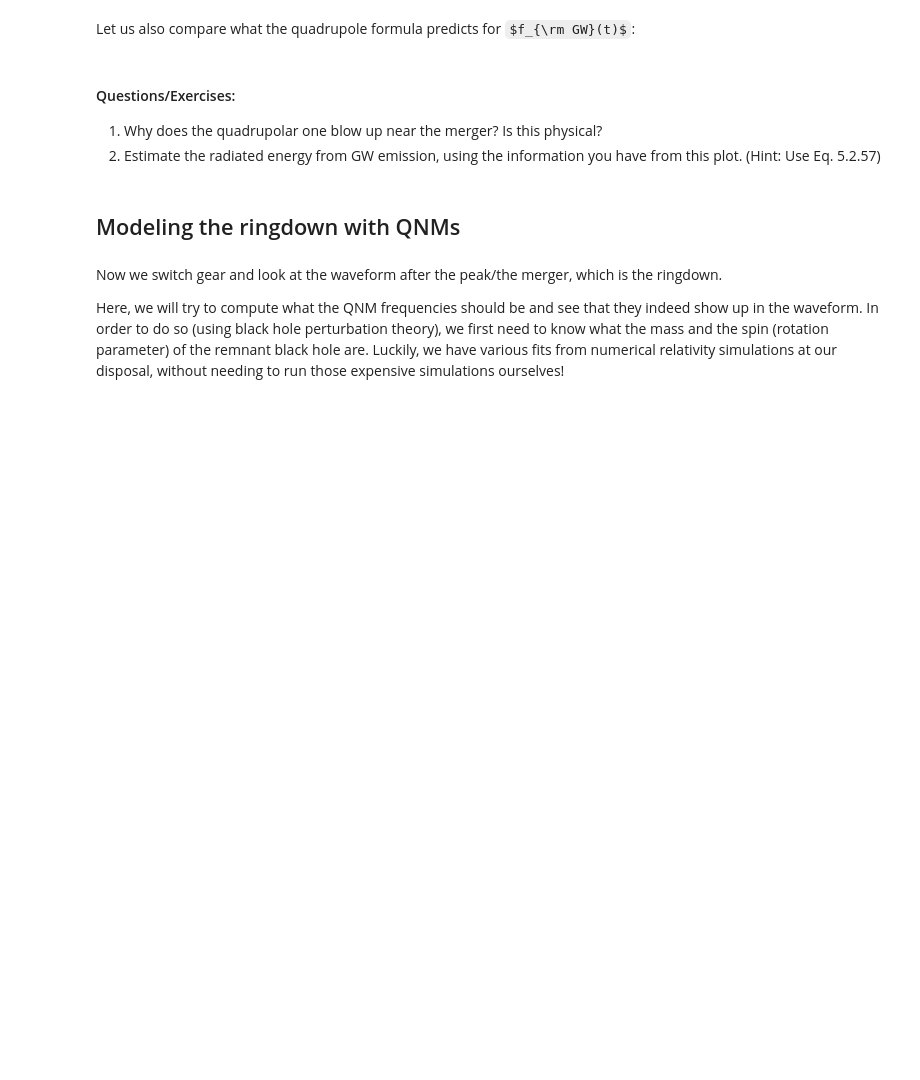
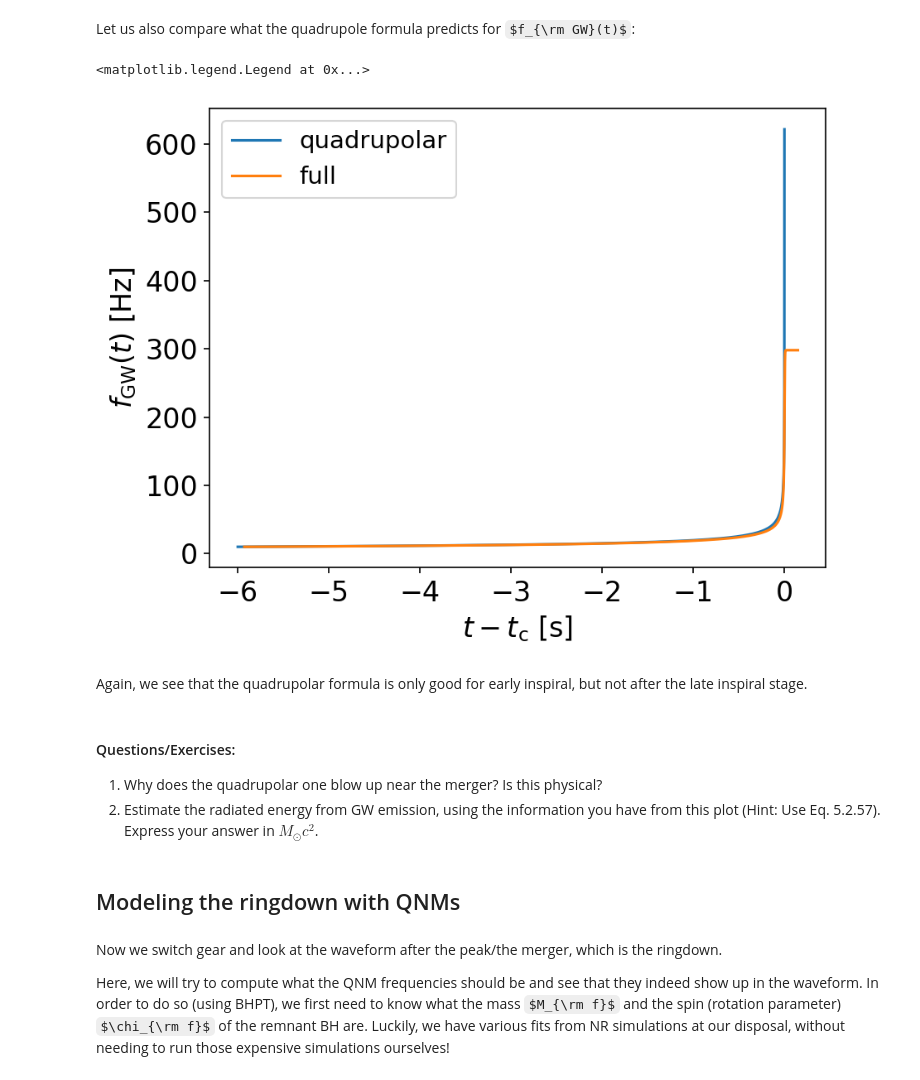
Before and after one commit to ricokaloklo/black-holes-and-gravitational-waves-2025-special-lecture, a Jupyter notebook: explore_inspiral_merger_ringdown_waveforms.ipynb, the cells around one changed output. Cells and saved outputs as stored; diff of their text form; code cells hidden in the pictures; some formulas as TeX source; blank space fills up the shorter version.

```diff
--- a/explore_inspiral_merger_ringdown_waveforms.ipynb
+++ b/explore_inspiral_merger_ringdown_waveforms.ipynb
@@ -182,24 +234,28 @@ Let us also compare what the quadrupole formula predicts for $f_{\rm GW}(t)$:
 # %%
 fig = plt.figure(dpi=150)
 ax = plt.gca()
 ts = np.linspace(1e-4, 6, 5000)
 ax.plot(-ts[::-1], np.array([f_gw(_t, mchirp) for _t in ts])[::-1], label="quadrupolar")
 ax.plot(hp.sample_times, f, label="full")
-ax.axhline(1/(6*np.pi*np.sqrt(6)) * lal.C_SI**3/(lal.G_SI*(mass1+mass2)*lal.MSUN_SI), ls="--", c="grey", label=r"$f_{\rm ISCO}$")
 ax.set_xlabel(r"$t - t_{\rm c}$" + " [s]")
 ax.set_ylabel(r"$f_{\rm GW}(t)$" + " [Hz]")
 plt.legend()
+# %% [output]
+<matplotlib.legend.Legend at 0x...>
+[figure, added]
+# %% [markdown]
+Again, we see that the quadrupolar formula is only good for early inspiral, but not after the late inspiral stage.
 # %% [markdown]
 #### Questions/Exercises:
 
 1. Why does the quadrupolar one blow up near the merger? Is this physical?
-2. Estimate the radiated energy from GW emission, using the information you have from this plot. (Hint: Use Eq. 5.2.57)
+2. Estimate the radiated energy from GW emission, using the information you have from this plot (Hint: Use Eq. 5.2.57). Express your answer in $M_{\odot}c^2$.
 # %% [markdown]
 ## Modeling the ringdown with QNMs
 # %% [markdown]
 Now we switch gear and look at the waveform after the peak/the merger, which is the ringdown.
 
-Here, we will try to compute what the QNM frequencies should be and see that they indeed show up in the waveform. In order to do so (using black hole perturbation theory), we first need to know what the mass and the spin (rotation parameter) of the remnant black hole are. Luckily, we have various fits from numerical relativity simulations at our disposal, without needing to run those expensive simulations ourselves!
+Here, we will try to compute what the QNM frequencies should be and see that they indeed show up in the waveform. In order to do so (using BHPT), we first need to know what the mass $M_{\rm f}$ and the spin (rotation parameter) $\chi_{\rm f}$ of the remnant BH are. Luckily, we have various fits from NR simulations at our disposal, without needing to run those expensive simulations ourselves!
 # %%
 # Estimate final mass and final spin
 from lalinference.imrtgr.nrutils import bbh_final_mass_projected_spins, bbh_final_spin_projected_spins, bbh_Kerr_trunc_opts
```
Also changed, not shown: parts of 29 cells of this notebook.
